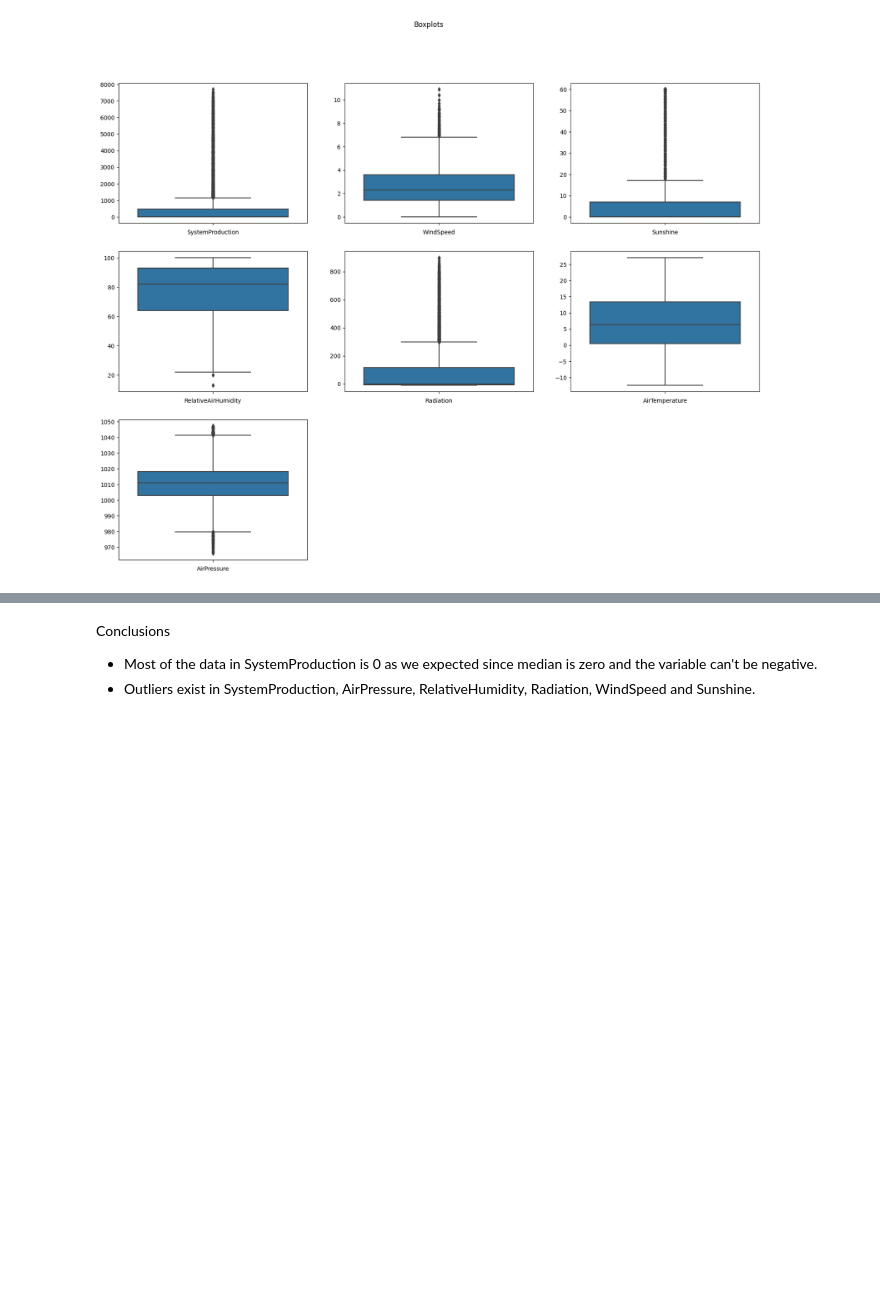
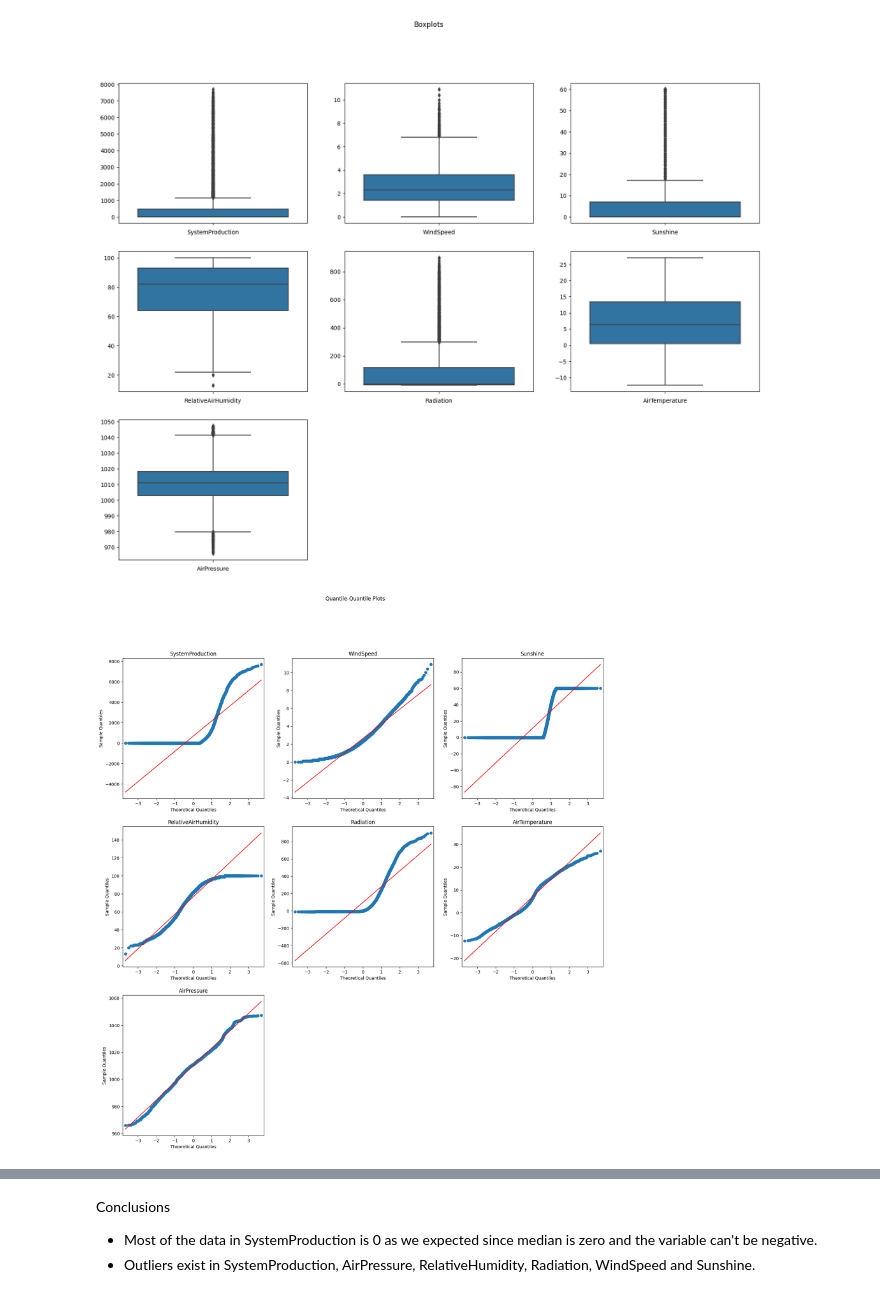
Before and after one commit to caiosoter/DS-Projects, a Jupyter notebook: Solar_Power_Generation_Prediction/Solar_Power_Prediction.ipynb, the cells around one changed output, grey strips where cells are left out. Drawn from its saved outputs; the diff is of its cells as text; code cells hidden in the pictures; blank space fills up the shorter version.

```diff
--- a/Solar_Power_Generation_Prediction/Solar_Power_Prediction.ipynb
+++ b/Solar_Power_Generation_Prediction/Solar_Power_Prediction.ipynb
@@ -212,3 +215,42 @@ ax[2, 1].set_visible(False)
 ax[2, 2].set_visible(False)
 # %% [output]
 [figure]
+# %%
+# QQ Plots:
+
+# Defining subplots:
+fig, axe = plt.subplots(3, 3, sharey=False, figsize=(20, 20))
+fig.suptitle("Quantile-Quantile Plots")
+
+# Plotting SystemProduction data:
+qqplot(df["SystemProduction"], ax=axe[0, 0], line="s");
+axe[0, 0].set_title("SystemProduction")
+
+# Plotting WindSpeed data:
+qqplot(df["WindSpeed"], ax=axe[0, 1], line="s")
+axe[0, 1].set_title("WindSpeed")
+
+# Plotting Sunshine data:
+qqplot(df["Sunshine"], ax=axe[0, 2], line="s")
+axe[0, 2].set_title("Sunshine")
+
+# Ploting RelativeAirHumidity:
+qqplot(df["RelativeAirHumidity"], ax=axe[1, 0], line="s")
+axe[1, 0].set_title("RelativeAirHumidity")
+
+# Radiation:
+qqplot(df["Radiation"], ax=axe[1, 1], line="s")
+axe[1, 1].set_title("Radiation")
+
+# AirTemperature:
+qqplot(df["AirTemperature"], ax=axe[1, 2], line="s")
+axe[1, 2].set_title("AirTemperature")
+
+# AirPressure
+qqplot(df["AirPressure"], ax=axe[2, 0], line="s")
+axe[2, 0].set_title("AirPressure");
+
+axe[2, 1].set_visible(False)
+axe[2, 2].set_visible(False)
+# %% [output]
+[figure, added]
```
Also changed, not shown: parts of 8 cells of this notebook.
